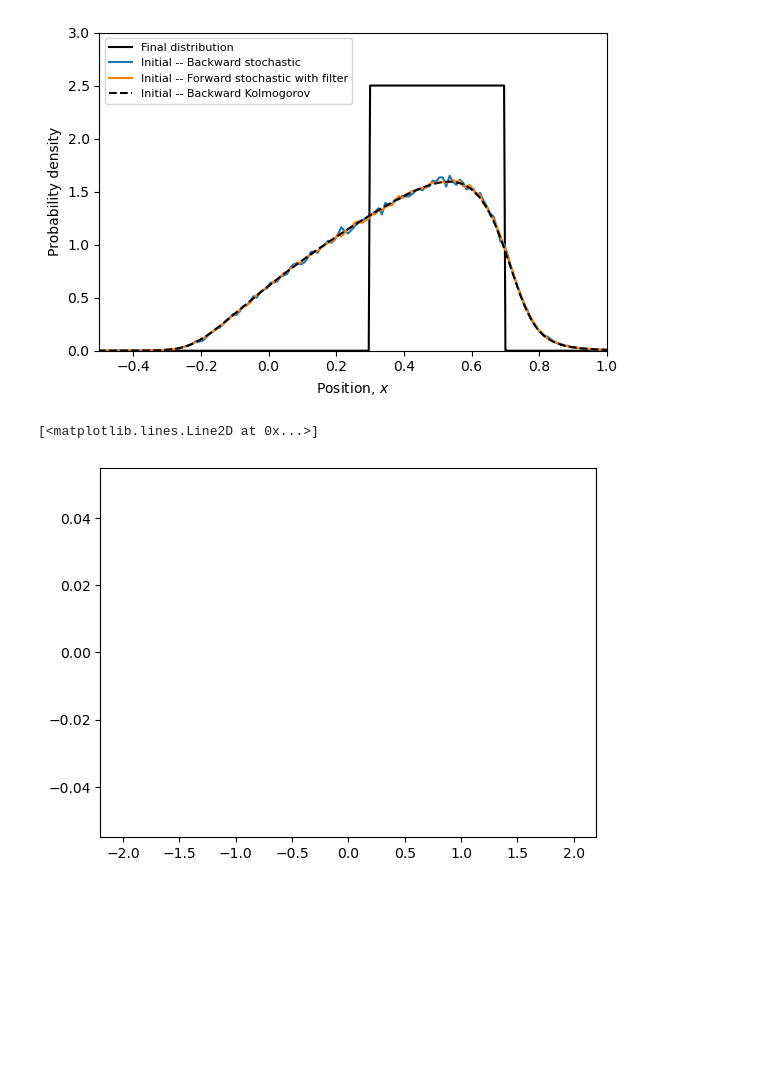
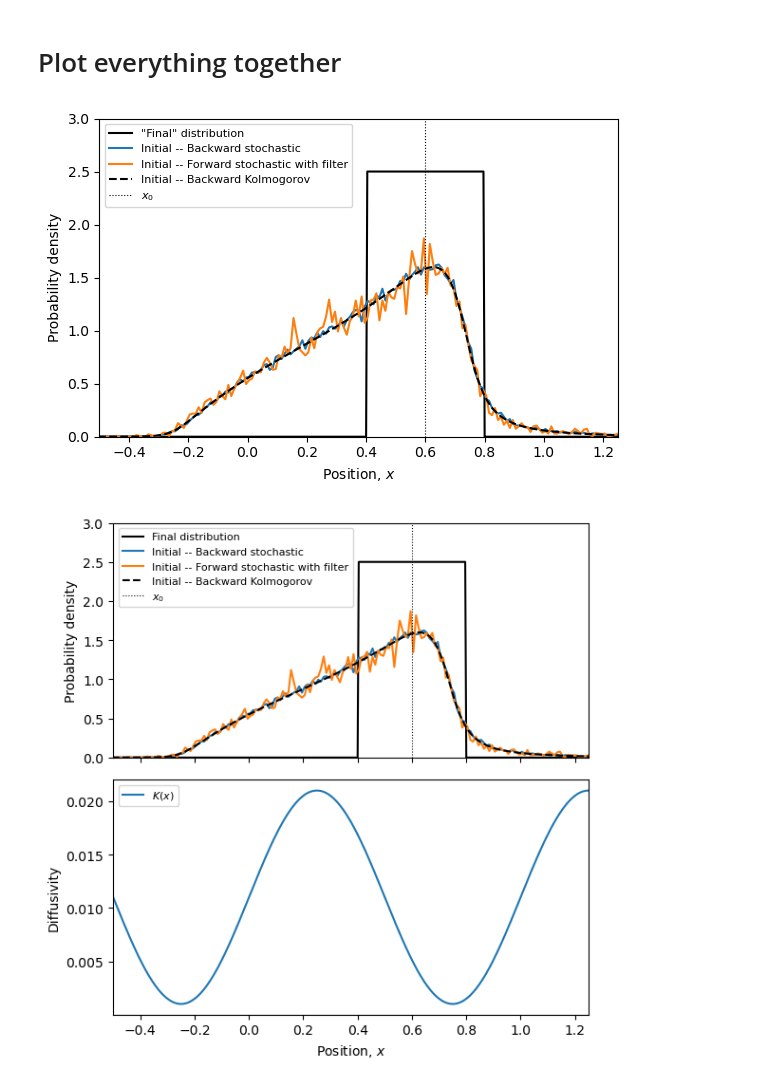
Before and after one commit to nordam/backward-kolmogorov, a Jupyter notebook: Backward.ipynb, the cells around one changed output. Saved outputs shown, nothing was run; the diff lists cells and outputs as text; code cells hidden in the pictures; blank space fills up the shorter version.

```diff
--- a/Backward.ipynb
+++ b/Backward.ipynb
@@ -84,17 +128,21 @@ _ = plt.hist(Z_, bins=1000)
 # %%
-Np = 1000000
+# Numerical parameters
+# Note, we need more particles than above to get a smooth histogram,
+# as we will discard most of the particles
+Np = 100000
 dt = 0.01
-Tmax = 5.
-z0 = 0.5
 
 # Derived variables
 Nt = int(Tmax / dt)
 
-# Model forwards
-Z0 = np.random.uniform(low=-1, high=1, size=Np)
-Z = np.copy(Z0)
-t = Tmax
+# Initial dummy distribution, uniform, and wide enough to cover all positions
+# that have a non-negligible probability of reaching the interval defining
+# the observed "final" distribution
+X0_forward = np.random.uniform(low=-1, high=2, size=Np)
+
+X_forward = X0_forward.copy()
+t = 0
 for n in range(Nt):
-    Z = EM(Z, t, dt, a, b)
+    X_forward = EM(X_forward, t, dt, a, b)
     t += dt
 # %%
@@ -129,26 +201,58 @@ for i in range(Nt):
+# %% [markdown]
+# Plot everything together
 # %%
-bins = np.linspace(-0.5, 1, 151)
+# Histogram bins for consistent plotting
+bins = np.linspace(-0.5, 1.5, 201)
 mids = bins[:-1] + (bins[1] - bins[0])/2
 
-c, _ = np.histogram(Z0[mask], bins=bins, density=True)
-c_, _ = np.histogram(Z_, bins=bins, density=True)
+# Distribution of backwards particles
+c_backward, _ = np.histogram(X_backward, bins=bins, density=True)
+# Distribution of filtered forwards particles
+mask = np.abs(X_forward - X0_ref) < dX_ref
+c_forward, _ = np.histogram(X0_forward[mask], bins=bins, density=True)
 
 fig = plt.figure(figsize=(6,4))
-plt.plot(zc, p0, c='k', label='Final distribution')
-plt.plot(mids, c, label='Initial -- Backward stochastic')
-plt.plot(mids, c_, label='Initial -- Forward stochastic with filter')
-plt.plot(zc, p, '--', c='k', label='Initial -- Backward Kolmogorov')
+plt.plot(xc, p0, c='k', label='"Final" distribution')
+plt.plot(mids, c_backward, label='Initial -- Backward stochastic')
+plt.plot(mids, c_forward, label='Initial -- Forward stochastic with filter')
+plt.plot(xc, p, '--', c='k', label='Initial -- Backward Kolmogorov')
+plt.plot([X0_ref, X0_ref], [0, 3], ':', lw=0.8, c='k', label='$x_0$')
 plt.legend(loc='upper left', fontsize=8)
-plt.xlim(-0.5, 1.)
+plt.xlim(-0.5, 1.25)
 plt.ylim(0, 3)
 plt.ylabel('Probability density')
 plt.xlabel('Position, $x$')
 plt.tight_layout()
 plt.savefig('numerical_examples.png', dpi=300)
 # %% [output]
-[figure, old version]
+[figure, new version]
 # %%
-plt.plot(zc, p)
+# Histogram bins for consistent plotting
+bins = np.linspace(-0.5, 1.5, 201)
+mids = bins[:-1] + (bins[1] - bins[0])/2
+
+# Distribution of backwards particles
+c_backward, _ = np.histogram(X_backward, bins=bins, density=True)
+# Distribution of filtered forwards particles
+mask = np.abs(X_forward - X0_ref) < dX_ref
+c_forward, _ = np.histogram(X0_forward[mask], bins=bins, density=True)
+
+fig, ax = plt.subplots(nrows=2, figsize=(6,6), sharex=True)
+ax[0].plot(xc, p0, c='k', label='Final distribution')
+ax[0].plot(mids, c_backward, label='Initial -- Backward stochastic')
+ax[0].plot(mids, c_forward, label='Initial -- Forward stochastic with filter')
+ax[0].plot(xc, p, '--', c='k', label='Initial -- Backward Kolmogorov')
+ax[0].plot([X0_ref, X0_ref], [0, 3], ':', lw=0.8, c='k', label='$x_0$')
+
+ax[1].plot(xc, K(xc, 0), label='$K(x)$')
+plt.xlim(-0.5, 1.25)
+ax[0].set_ylim(0, 3)
+ax[0].set_ylabel('Probability density')
+ax[1].set_ylabel('Diffusivity')
+ax[1].set_xlabel('Position, $x$')
+ax[0].legend(loc='upper left', fontsize=8)
+ax[1].legend(loc='upper left', fontsize=8)
+plt.tight_layout()
+plt.savefig('numerical_examples_2.png', dpi=300)
 # %% [output]
-[<matplotlib.lines.Line2D at 0x...>]
-[figure, old version]
+[figure, new version]
```
Also changed, not shown: parts of 13 cells of this notebook.
